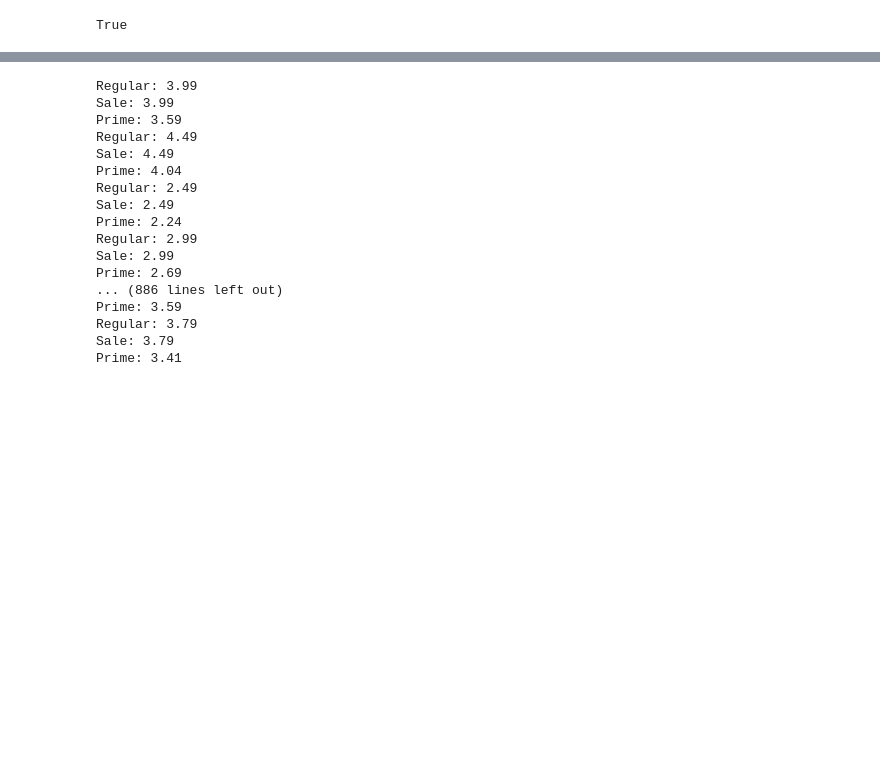
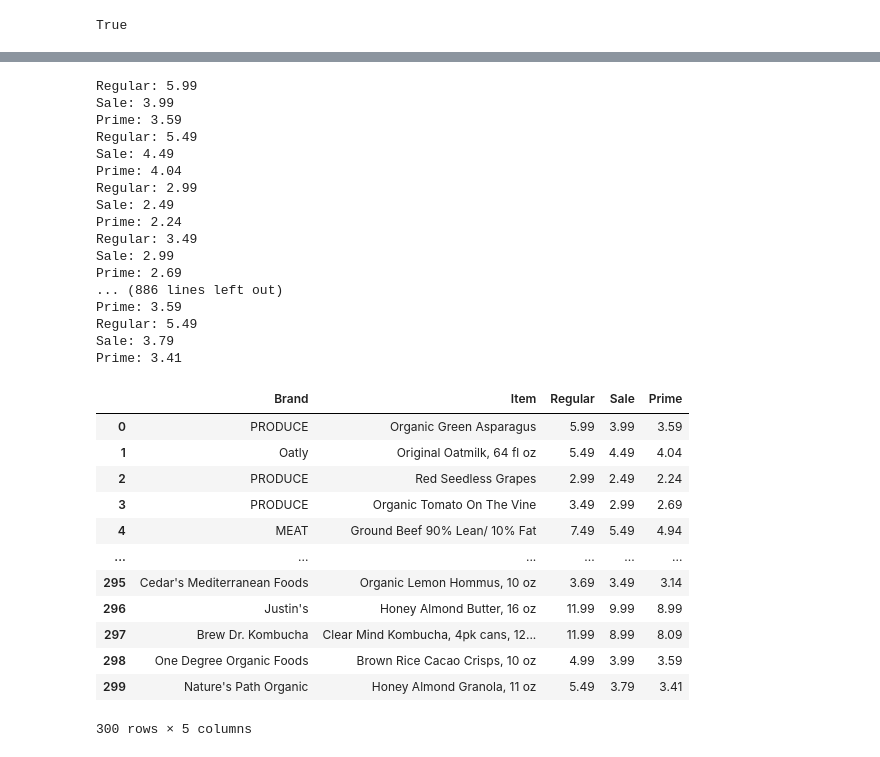
Before and after one commit to dubincorey/whole-foods-sale-scraper, a Jupyter notebook: scrape.ipynb, the cells around one changed output, grey strips where cells are left out. Drawn from its saved outputs; the diff is of its cells as text; code cells hidden in the pictures; blank space fills up the shorter version.

```diff
--- a/scrape.ipynb
+++ b/scrape.ipynb
@@ -92,7 +95,7 @@ for i in products:
     sale = info.find(attrs={'class': 'sr-only'}).next_sibling
     re_sale = re.search(r'(\$)(.*)', sale)[2]
     # print(re_sale)
-    re_regular = re.search(r'(\$)(.*)', sale)[2]
+    re_regular = re.search(r'(\$)(.*)', regular)[2]
     # print(re_regular)
     try:
         content_prime = info.find(attrs={'class': 'prime_price'})
@@ -129,20 +132,38 @@ for i in products:
                'Sale': float(re_sale),
                'Prime': float(re_prime)})
 # %% [output]
-Regular: 3.99
+Regular: 5.99
 Sale: 3.99
 Prime: 3.59
-Regular: 4.49
+Regular: 5.49
 Sale: 4.49
 Prime: 4.04
-Regular: 2.49
+Regular: 2.99
 Sale: 2.49
 Prime: 2.24
-Regular: 2.99
+Regular: 3.49
 Sale: 2.99
 Prime: 2.69
 ... (886 lines left out)
 Prime: 3.59
-Regular: 3.79
+Regular: 5.49
 Sale: 3.79
 Prime: 3.41
+# %%
+df = pd.DataFrame(data)
+# %%
+df
+# %% [output]
+|  | Brand | Item | Regular | Sale | Prime |
+| 0 | PRODUCE | Organic Green Asparagus | 5.99 | 3.99 | 3.59 |
+| 1 | Oatly | Original Oatmilk, 64 fl oz | 5.49 | 4.49 | 4.04 |
+| 2 | PRODUCE | Red Seedless Grapes | 2.99 | 2.49 | 2.24 |
+| 3 | PRODUCE | Organic Tomato On The Vine | 3.49 | 2.99 | 2.69 |
+| 4 | MEAT | Ground Beef 90% Lean/ 10% Fat | 7.49 | 5.49 | 4.94 |
+| ... | ... | ... | ... | ... | ... |
+| 295 | Cedar's Mediterranean Foods | Organic Lemon Hommus, 10 oz | 3.69 | 3.49 | 3.14 |
+| 296 | Justin's | Honey Almond Butter, 16 oz | 11.99 | 9.99 | 8.99 |
+| 297 | Brew Dr. Kombucha | Clear Mind Kombucha, 4pk cans, 12... | 11.99 | 8.99 | 8.09 |
+| 298 | One Degree Organic Foods | Brown Rice Cacao Crisps, 10 oz | 4.99 | 3.99 | 3.59 |
+| 299 | Nature's Path Organic | Honey Almond Granola, 11 oz | 5.49 | 3.79 | 3.41 |
+300 rows × 5 columns
```
Also changed, not shown: parts of 1 cell of this notebook.
